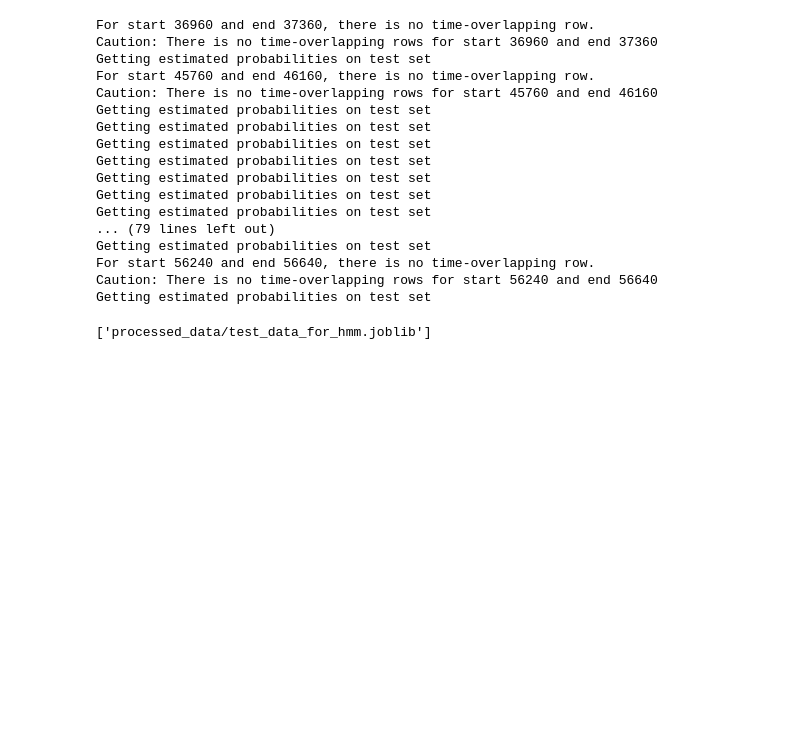
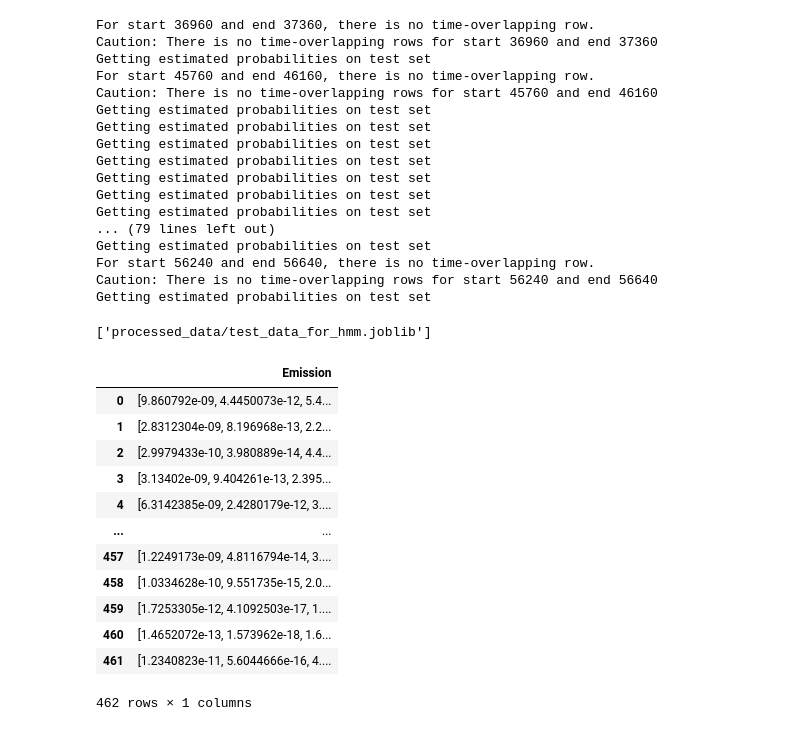
Before and after one commit to jiayan-li/keyword-spotting, a Jupyter notebook: DNN.ipynb, the cells around one changed output. Saved outputs shown, nothing was run; the diff lists cells and outputs as text; code cells hidden in the pictures; blank space fills up the shorter version.

```diff
--- a/DNN.ipynb
+++ b/DNN.ipynb
@@ -594,3 +611,22 @@ For start 56240 and end 56640, there is no time-overlapping row.
 Caution: There is no time-overlapping rows for start 56240 and end 56640
 Getting estimated probabilities on test set
 ['processed_data/test_data_for_hmm.joblib']
+# %%
+display(data[('timit/data/TRAIN/DR2/FPJF0/SX146.WAV',
+  'timit/data/TRAIN/DR2/FPJF0/SX146.PHN',
+  'timit/data/TRAIN/DR2/FPJF0/SX146.WRD')]
+)
+# %% [output]
+|  | Emission |
+| 0 | [9.860792e-09, 4.4450073e-12, 5.4... |
+| 1 | [2.8312304e-09, 8.196968e-13, 2.2... |
+| 2 | [2.9979433e-10, 3.980889e-14, 4.4... |
+| 3 | [3.13402e-09, 9.404261e-13, 2.395... |
+| 4 | [6.3142385e-09, 2.4280179e-12, 3.... |
+| ... | ... |
+| 457 | [1.2249173e-09, 4.8116794e-14, 3.... |
+| 458 | [1.0334628e-10, 9.551735e-15, 2.0... |
+| 459 | [1.7253305e-12, 4.1092503e-17, 1.... |
+| 460 | [1.4652072e-13, 1.573962e-18, 1.6... |
+| 461 | [1.2340823e-11, 5.6044666e-16, 4.... |
+462 rows × 1 columns
```
Also changed, not shown: parts of 5 cells of this notebook.
